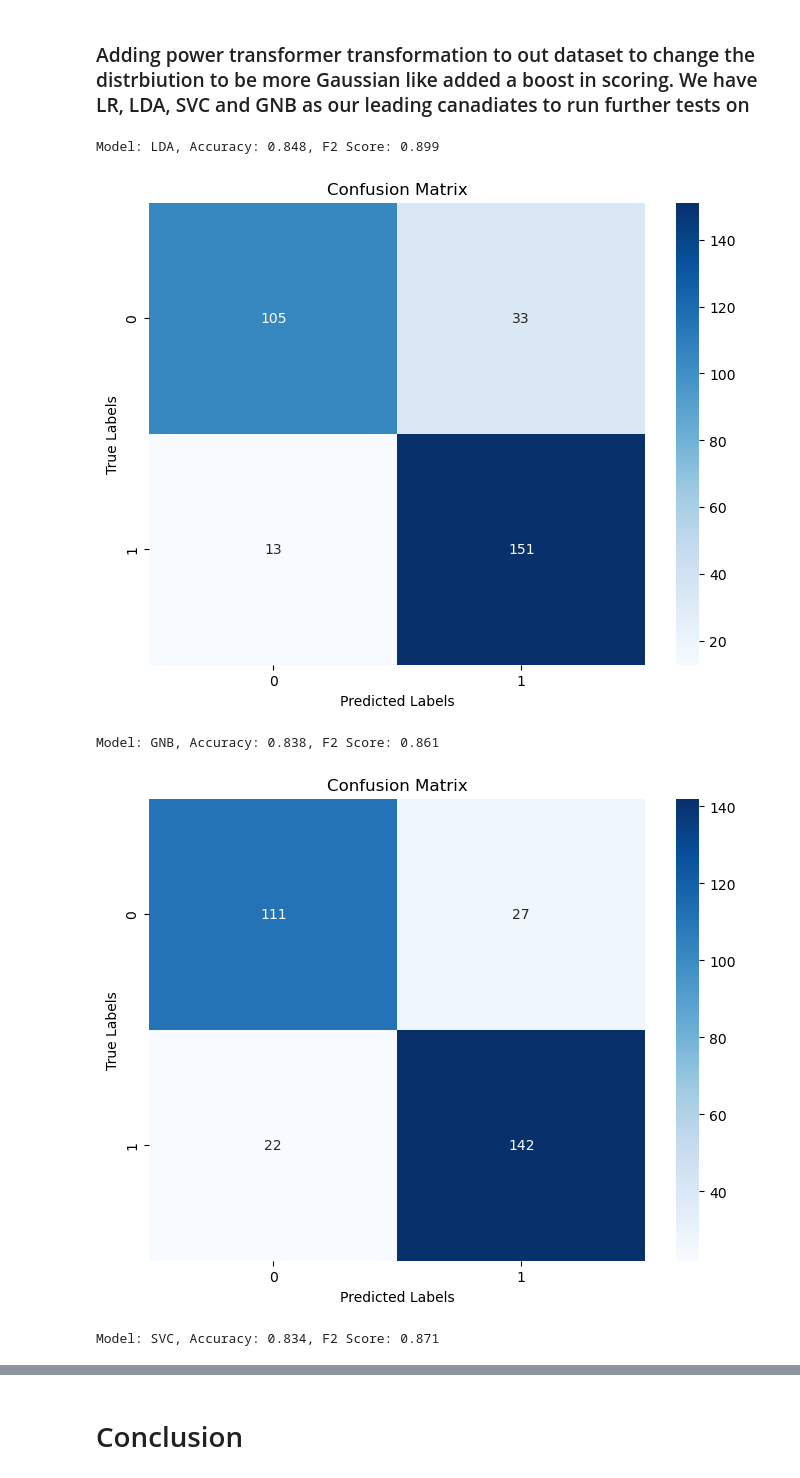
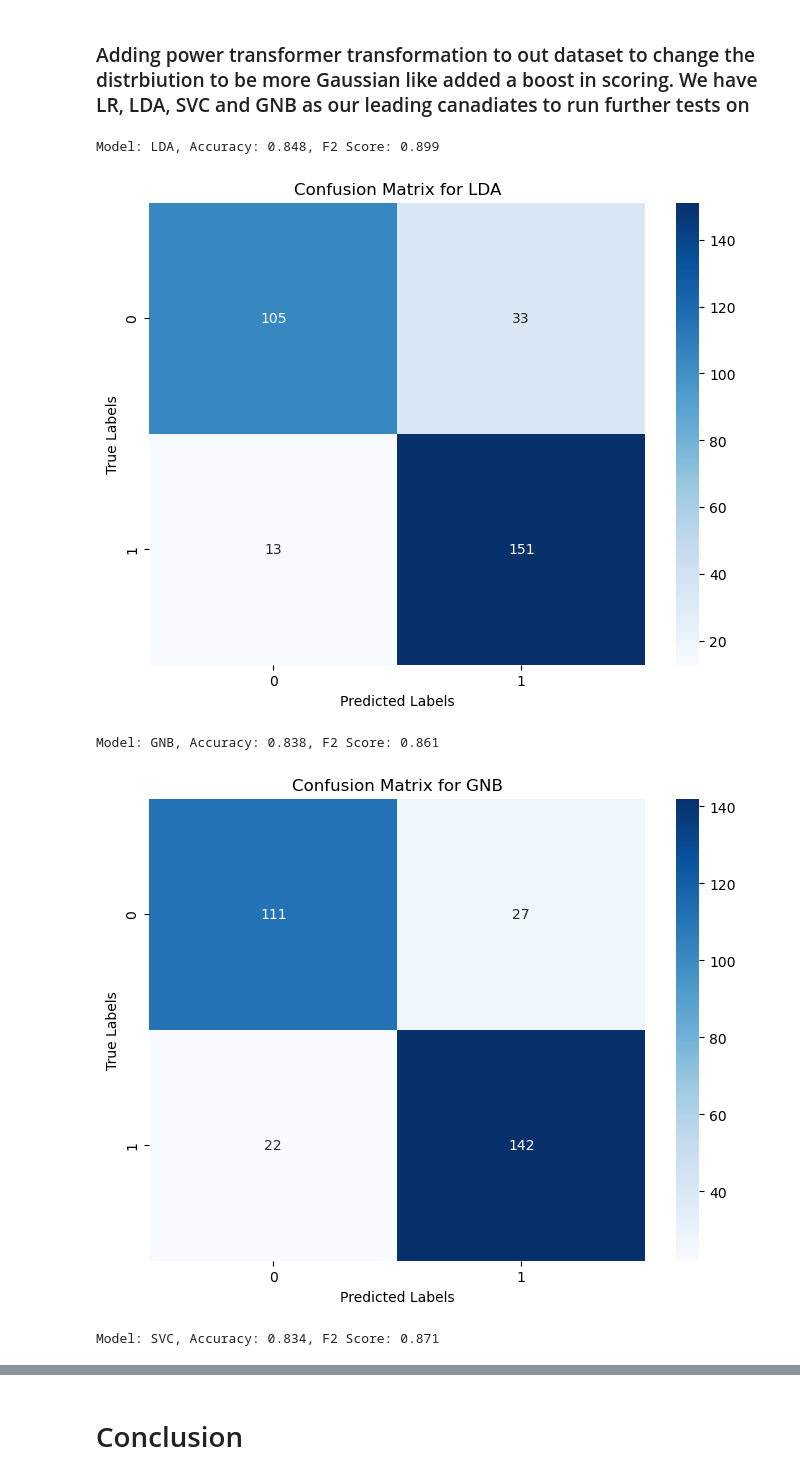
Before and after one commit to MaukanMir/Heart-Attack-Prediction-Analysis, a Jupyter notebook: training.ipynb, the cells around one changed output, grey strips where cells are left out. Cells and saved outputs as stored; diff of their text form; code cells hidden in the pictures.

```diff
--- a/training.ipynb
+++ b/training.ipynb
@@ -440,35 +440,35 @@ for i in range(len(models)):
 
     y_pred = cross_val_predict(pipeline, X, y, cv=10)
 
     # Compute the desired metrics
     accuracy = accuracy_score(y, y_pred)
     f2 = f2_measure(y, y_pred)
 
     model_performance.append({
         "Model": names[i],
         "Accuracy": accuracy,
         "F2 Score": f2
     })
 
     print(f"Model: {names[i]}, Accuracy: {accuracy:.3f}, F2 Score: {f2:.3f}")
 
     # Generate the confusion matrix
     conf_mat = confusion_matrix(y, y_pred)
 
     # Plot the confusion matrix
     plt.figure(figsize=(8,6))
     sns.heatmap(conf_mat, annot=True, fmt='d', cmap='Blues')
     plt.xlabel('Predicted Labels')
     plt.ylabel('True Labels')
-    plt.title('Confusion Matrix')
+    plt.title(f'Confusion Matrix for {names[i]}')
     plt.show()
 
 # Convert the model_performance to a DataFrame for easier analysis
 performance_df = pd.DataFrame(model_performance)
 print(performance_df)
 # %% [output]
 Model: LDA, Accuracy: 0.848, F2 Score: 0.899
-[figure, old version]
+[figure, new version]
 Model: GNB, Accuracy: 0.838, F2 Score: 0.861
-[figure, old version]
+[figure, new version]
 Model: SVC, Accuracy: 0.834, F2 Score: 0.871
```
Also changed, not shown: parts of 1 cell of this notebook.
